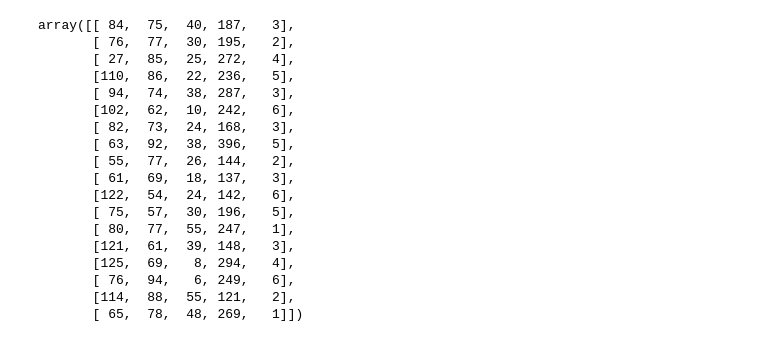
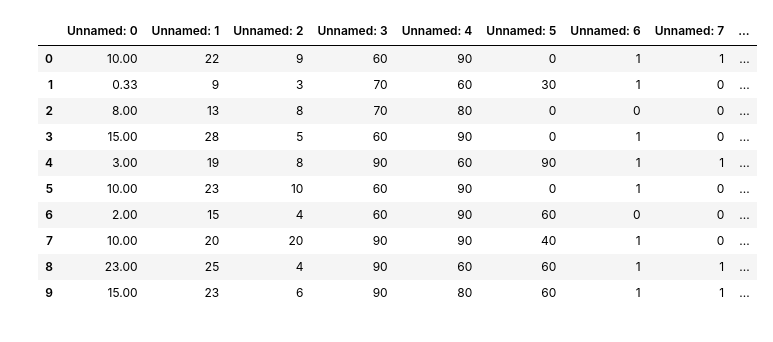
Before and after one commit to kc2409/fnd, a Jupyter notebook: MCDA_pyDecisions_17_VIKOR.ipynb, the cells around one changed output. Cells and saved outputs as stored; diff of their text form; code cells hidden in the pictures.

```diff
--- a/MCDA_pyDecisions_17_VIKOR.ipynb
+++ b/MCDA_pyDecisions_17_VIKOR.ipynb
@@ -71,24 +37,39 @@ df
-# %%
-dataset=df.to_numpy()
-dataset
-# %% [output]
-array([[ 84,  75,  40, 187,   3],
-       [ 76,  77,  30, 195,   2],
-       [ 27,  85,  25, 272,   4],
-       [110,  86,  22, 236,   5],
-       [ 94,  74,  38, 287,   3],
-       [102,  62,  10, 242,   6],
-       [ 82,  73,  24, 168,   3],
-       [ 63,  92,  38, 396,   5],
-       [ 55,  77,  26, 144,   2],
-       [ 61,  69,  18, 137,   3],
-       [122,  54,  24, 142,   6],
-       [ 75,  57,  30, 196,   5],
-       [ 80,  77,  55, 247,   1],
-       [121,  61,  39, 148,   3],
-       [125,  69,   8, 294,   4],
-       [ 76,  94,   6, 249,   6],
-       [114,  88,  55, 121,   2],
-       [ 65,  78,  48, 269,   1]])
+# %%
+# VIKOR
+
+# Weights
+#weights = np.array([ [0.25, 0.25, 0.25, 0.25] ])
+weights=np.array([0.433,	0.309,	0.258,	0.391,	0.391,	0.217,	0.48,	0.32,	0.2,	0.667,	0.333,	0.3333,	0.333333,	0.33333,	1
+])
+# Load Criterion Type: 'max' or 'min'
+criterion_type = ['max', 'min', 'max', 'max', 'min', 'min', 'max', 'max', 'max', 'max', 'max', 'max', 'max', 'max', 'max']
+
+# Dataset
+'''dataset = np.array([
+                [6, 8, 4, 7],   #a1
+                [9, 3, 4, 6],   #a2
+                [4, 9, 7, 3],   #a3
+                [8, 2, 5, 8],   #a4
+                [4, 9, 2, 3],   #a5
+                [7, 5, 9, 9],   #a6
+                [9, 6, 3, 1],   #a7
+                [3, 5, 7, 6],   #a8
+                [5, 3, 8, 5],   #a9
+                [4, 6, 3, 8],   #a10
+                ])'''
+dataset=pd.read_excel('pd1.xlsx')
+dataset
+# %% [output]
+|  | Unnamed: 0 | Unnamed: 1 | Unnamed: 2 | Unnamed: 3 | Unnamed: 4 | Unnamed: 5 | Unnamed: 6 | Unnamed: 7 | ... |
+| 0 | 10.00 | 22 | 9 | 60 | 90 | 0 | 1 | 1 | ... |
+| 1 | 0.33 | 9 | 3 | 70 | 60 | 30 | 1 | 0 | ... |
+| 2 | 8.00 | 13 | 8 | 70 | 80 | 0 | 0 | 0 | ... |
+| 3 | 15.00 | 28 | 5 | 60 | 90 | 0 | 1 | 0 | ... |
+| 4 | 3.00 | 19 | 8 | 90 | 60 | 90 | 1 | 1 | ... |
+| 5 | 10.00 | 23 | 10 | 60 | 90 | 0 | 1 | 0 | ... |
+| 6 | 2.00 | 15 | 4 | 60 | 90 | 60 | 0 | 0 | ... |
+| 7 | 10.00 | 20 | 20 | 90 | 90 | 40 | 1 | 0 | ... |
+| 8 | 23.00 | 25 | 4 | 90 | 60 | 60 | 1 | 1 | ... |
+| 9 | 15.00 | 23 | 6 | 90 | 80 | 60 | 1 | 1 | ... |
 # %%
 # Call VIKOR
```
Also changed, not shown: parts of 8 cells of this notebook.
